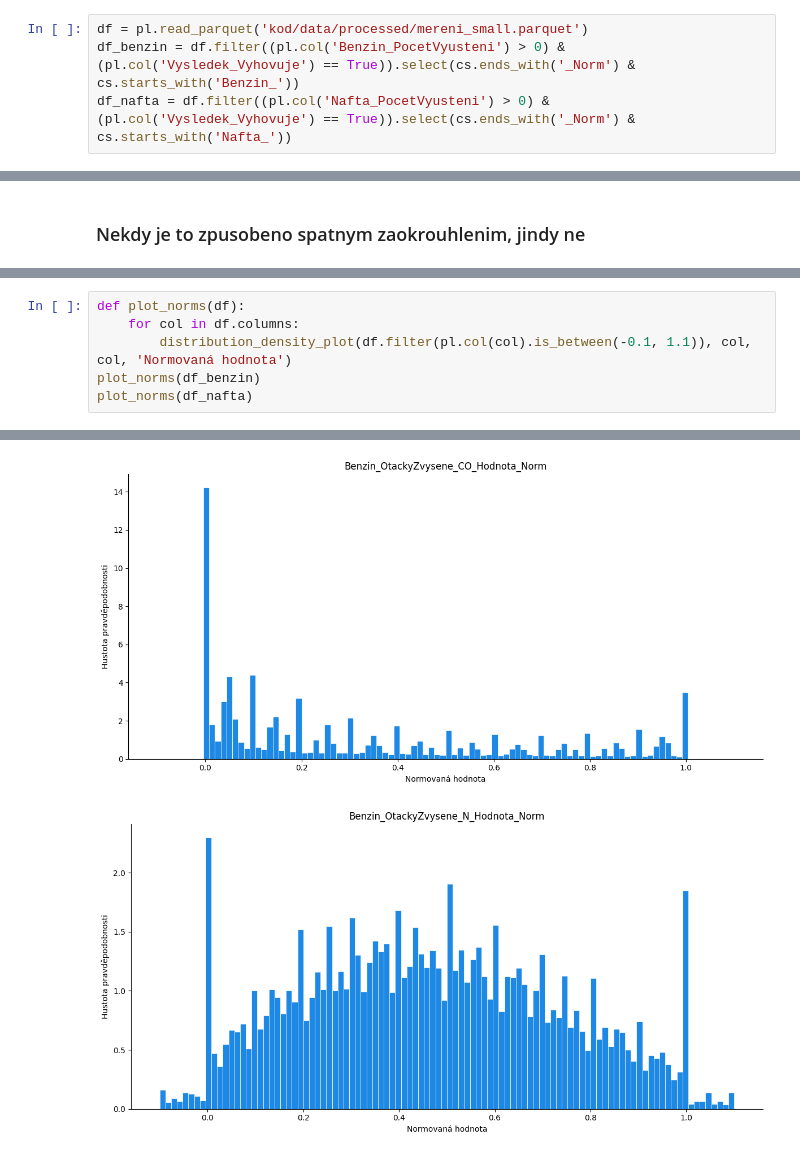
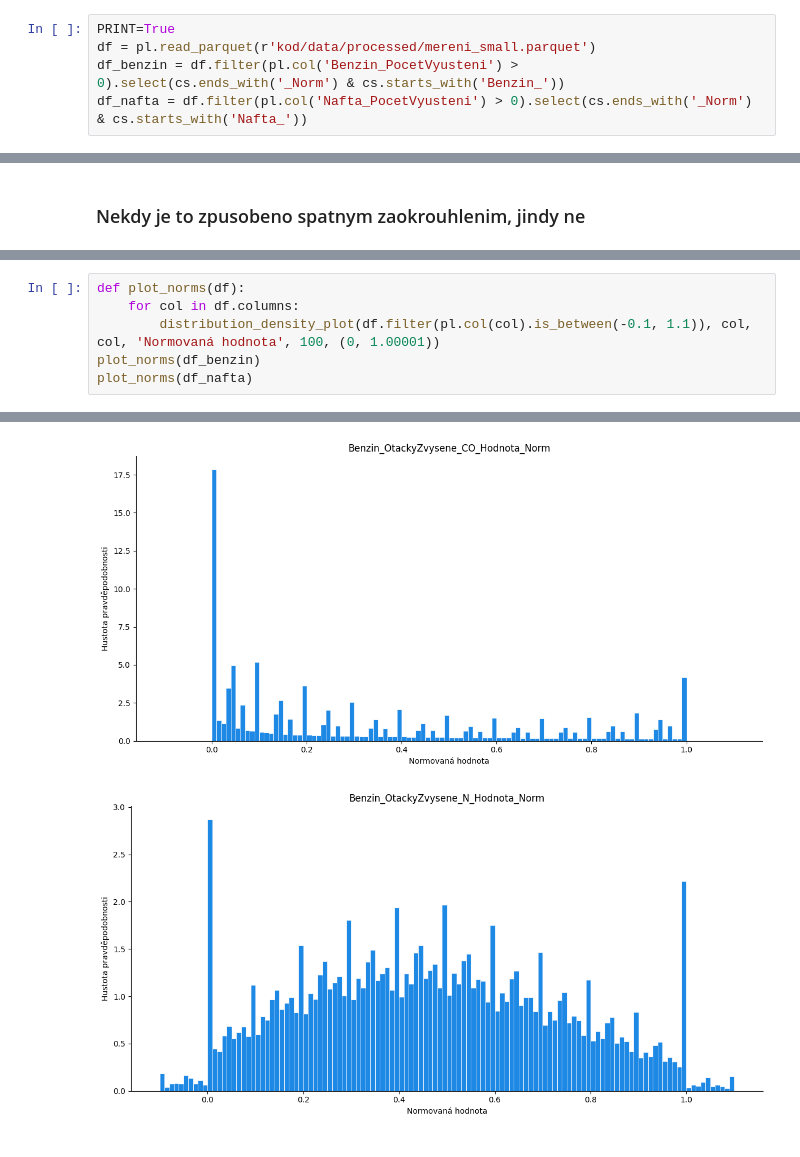
Before and after one commit to opendatalabcz/emissions-data-analysis-cz, a Jupyter notebook: kod/explorace/mereni_exploration.ipynb, the cells around one changed output, grey strips where cells are left out. Cells and saved outputs as stored; diff of their text form.

```diff
--- a/kod/explorace/mereni_exploration.ipynb
+++ b/kod/explorace/mereni_exploration.ipynb
@@ -419,9 +432,10 @@ df.write_parquet(r"kod\data\processed\mereni_small.parquet")
 # %% [markdown]
 # Analyza zpracovaneho datasetu
 # %%
-df = pl.read_parquet('kod/data/processed/mereni_small.parquet')
-df_benzin = df.filter((pl.col('Benzin_PocetVyusteni') > 0) & (pl.col('Vysledek_Vyhovuje') == True)).select(cs.ends_with('_Norm') & cs.starts_with('Benzin_'))
-df_nafta = df.filter((pl.col('Nafta_PocetVyusteni') > 0) & (pl.col('Vysledek_Vyhovuje') == True)).select(cs.ends_with('_Norm') & cs.starts_with('Nafta_'))
+PRINT=True
+df = pl.read_parquet(r'kod/data/processed/mereni_small.parquet')
+df_benzin = df.filter(pl.col('Benzin_PocetVyusteni') > 0).select(cs.ends_with('_Norm') & cs.starts_with('Benzin_'))
+df_nafta = df.filter(pl.col('Nafta_PocetVyusteni') > 0).select(cs.ends_with('_Norm') & cs.starts_with('Nafta_'))
 # %% [markdown]
 ## Rozdeleni a prazdne hodnoty
 # %%
@@ -516,7 +530,7 @@ if PRINT:
 # %%
 def plot_norms(df):
     for col in df.columns:
-        distribution_density_plot(df.filter(pl.col(col).is_between(-0.1, 1.1)), col, col, 'Normovaná hodnota')
+        distribution_density_plot(df.filter(pl.col(col).is_between(-0.1, 1.1)), col, col, 'Normovaná hodnota', 100, (0, 1.00001))
 plot_norms(df_benzin)
 plot_norms(df_nafta)
 # %% [output]
@@ -526,2 +540,2 @@ plot_norms(df_nafta)
-[figure, old version]
+[figure, new version]
-[figure, old version]
+[figure, new version]
```
Also changed, not shown: parts of 22 cells of this notebook, 4 other files.
